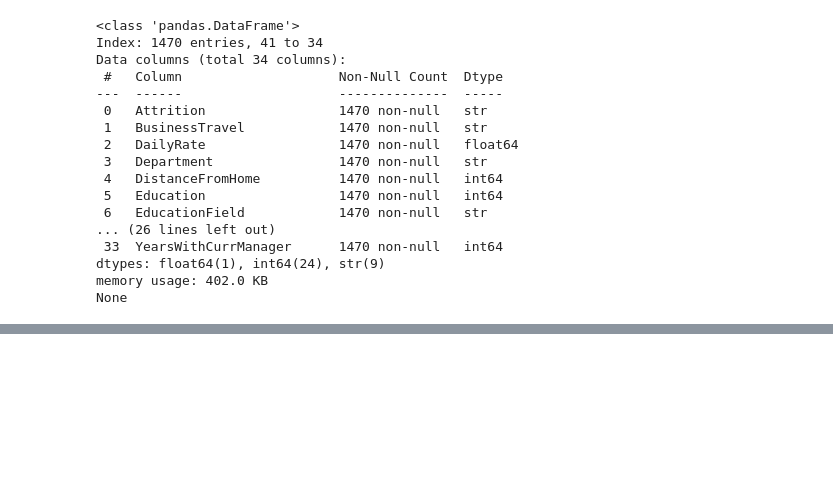
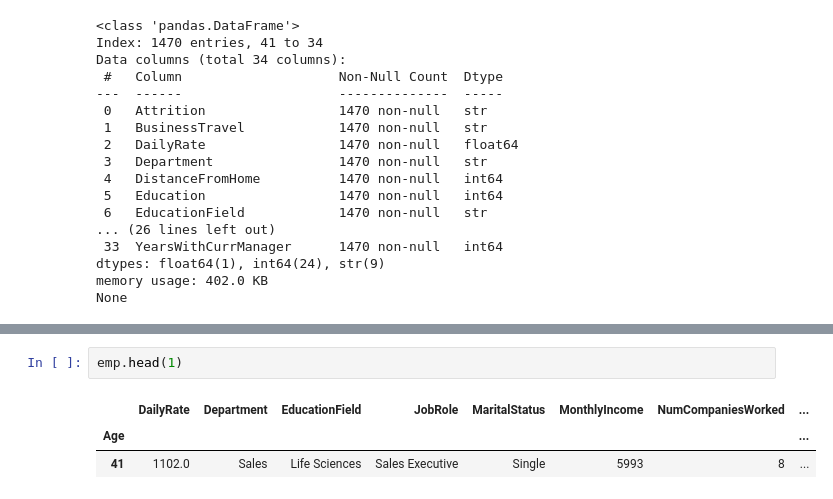
Before and after one commit to Roopa-KR/Python-Concepts, a Jupyter notebook: pandas.ipynb, the cells around one changed output, grey strips where cells are left out. Cells and saved outputs as stored; diff of their text form; blank space fills up the shorter version.

```diff
--- a/pandas.ipynb
+++ b/pandas.ipynb
@@ -922,0 +938,6 @@ emp=emp.filter(items=['DailyRate','Department','EducationField','JobRole','Marit
+# %%
+emp.head(1)
+# %% [output]
+|  | DailyRate | Department | EducationField | JobRole | MaritalStatus | MonthlyIncome | NumCompaniesWorked | ... |
+| Age |  |  |  |  |  |  |  | ... |
+| 41 | 1102.0 | Sales | Life Sciences | Sales Executive | Single | 5993 | 8 | ... |
```
Also changed, not shown: parts of 2 cells of this notebook.
